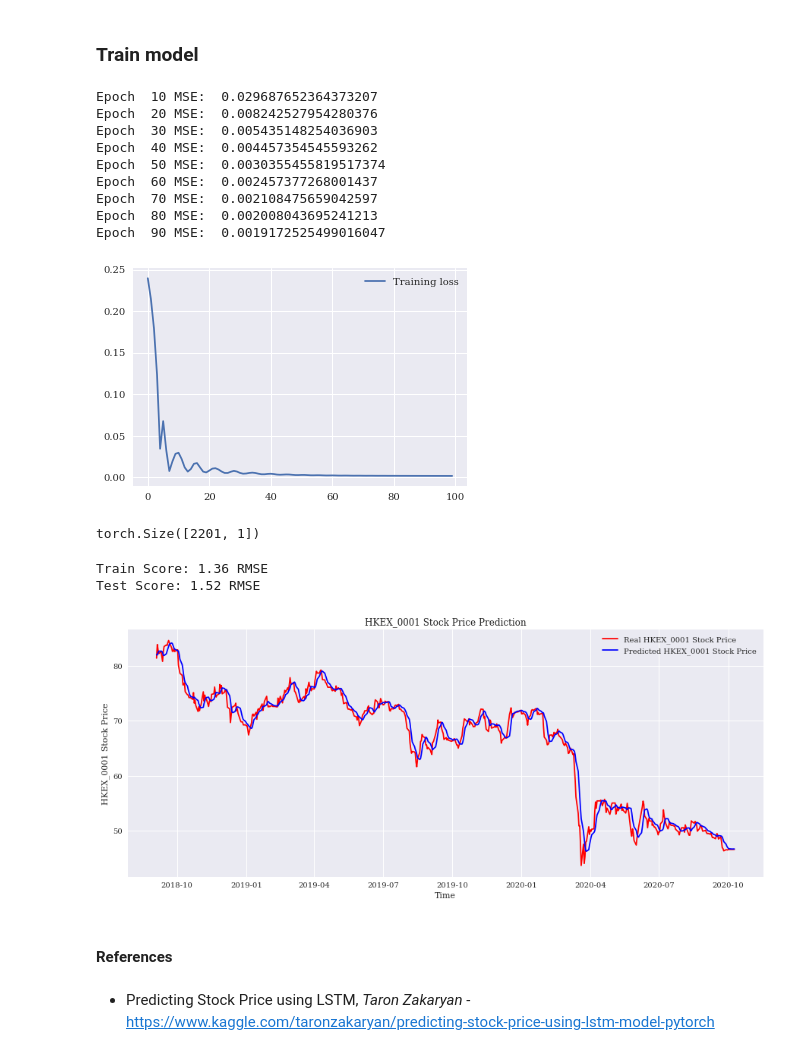
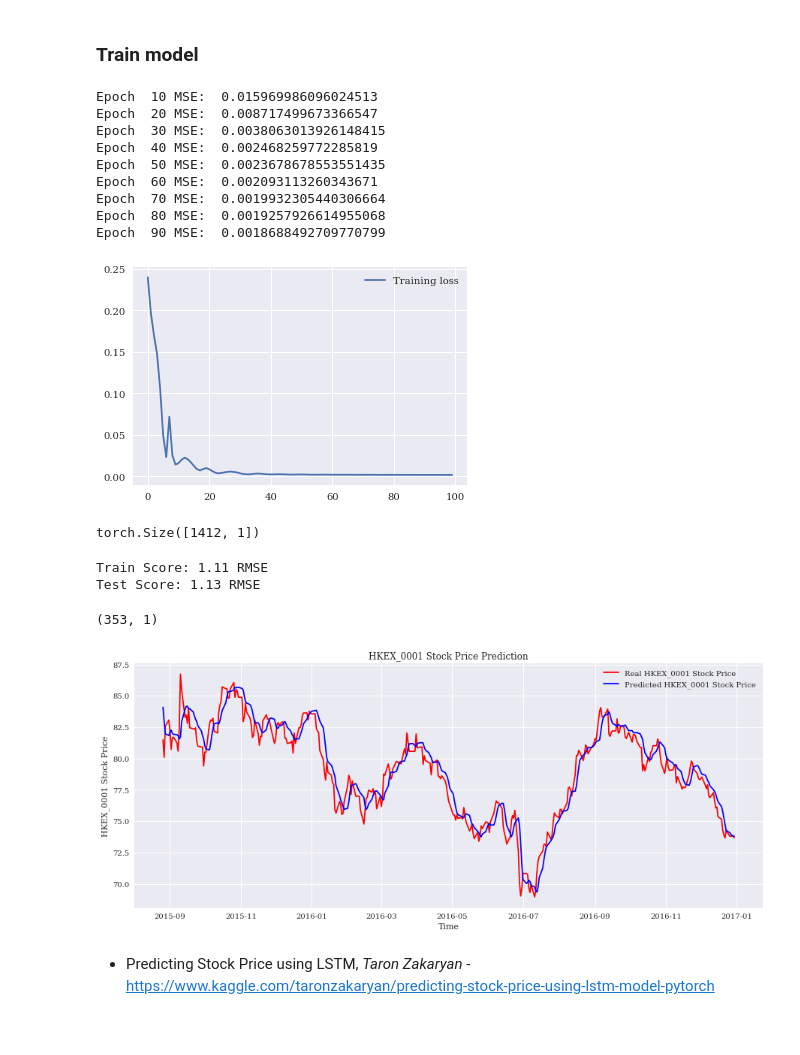
Before and after one commit to awoo424/algotrading, a Jupyter notebook: code/integrated-strategy/predict-trading-signal.ipynb, the cells around one changed output. Drawn from its saved outputs; the diff is of its cells as text; code cells hidden in the pictures.

```diff
--- a/code/integrated-strategy/predict-trading-signal.ipynb
+++ b/code/integrated-strategy/predict-trading-signal.ipynb
@@ -61,10 +61,17 @@ df.head()
 | 2015-01-08 | 71.022484 | 52.192142 | 154.548187 |
 [figure]
 # %%
-dates = pd.date_range('2010-01-02','2020-10-11',freq='B')
+dates = pd.date_range('2010-01-02','2016-12-31',freq='B')
+test_dates=pd.date_range('2017-01-03','2020-09-30',freq='B')
 symbols = ["0001"]
+
 df_0001 = stocks_data(symbols, dates)
+df_0001_test=stocks_data(symbols, test_dates)
+
 df_0001 = df_0001.rename(columns={'0001': 'Close'})
+df_0001_test=df_0001_test.rename(columns={'0001': 'Close'})
+print(df_0001_test)
+
 
 df_0001.plot(figsize=(15, 6))
 plt.ylabel("stock_price")
@@ -75,5 +96,9 @@ plt.show()
 # %%
 df_0001 = df_0001.fillna(method='ffill')
+df_0001_test= df_0001_test.fillna(method='ffill')
 
 scaler = MinMaxScaler(feature_range=(-1, 1))
 df_0001['Close'] = scaler.fit_transform(df_0001['Close'].values.reshape(-1,1))
+df_0001_test['Close'] = scaler.fit_transform(df_0001_test['Close'].values.reshape(-1,1))
+print(df_0001_test)
+print(df_0001)
@@ -238,25 +284,25 @@ for t in range(num_epochs):
     # Update parameters
     optimiser.step()
 # %% [output]
-Epoch  10 MSE:  0.029687652364373207
-Epoch  20 MSE:  0.008242527954280376
-Epoch  30 MSE:  0.005435148254036903
-Epoch  40 MSE:  0.004457354545593262
-Epoch  50 MSE:  0.0030355455819517374
-Epoch  60 MSE:  0.002457377268001437
-Epoch  70 MSE:  0.002108475659042597
-Epoch  80 MSE:  0.002008043695241213
-Epoch  90 MSE:  0.0019172525499016047
+Epoch  10 MSE:  0.015969986096024513
+Epoch  20 MSE:  0.008717499673366547
+Epoch  30 MSE:  0.0038063013926148415
+Epoch  40 MSE:  0.002468259772285819
+Epoch  50 MSE:  0.0023678678553551435
+Epoch  60 MSE:  0.002093113260343671
+Epoch  70 MSE:  0.0019932305440306664
+Epoch  80 MSE:  0.0019257926614955068
+Epoch  90 MSE:  0.0018688492709770799
 # %%
 plt.plot(hist, label="Training loss")
 plt.legend()
 plt.show()
 # %% [output]
-[figure, old version]
+[figure, new version]
 # %%
 np.shape(y_train_pred)
 # %% [output]
-torch.Size([2201, 1])
+torch.Size([1412, 1])
 # %%
 # make predictions
 y_test_pred = model(x_test)
@@ -267,29 +313,33 @@ y_train = scaler.inverse_transform(y_train.detach().numpy())
 y_test_pred = scaler.inverse_transform(y_test_pred.detach().numpy())
 y_test = scaler.inverse_transform(y_test.detach().numpy())
 
+
 # calculate root mean squared error
 trainScore = math.sqrt(mean_squared_error(y_train[:,0], y_train_pred[:,0]))
 print('Train Score: %.2f RMSE' % (trainScore))
 testScore = math.sqrt(mean_squared_error(y_test[:,0], y_test_pred[:,0]))
 print('Test Score: %.2f RMSE' % (testScore))
 # %% [output]
-Train Score: 1.36 RMSE
-Test Score: 1.52 RMSE
+Train Score: 1.11 RMSE
+Test Score: 1.13 RMSE
 # %%
 # Visualising the results
-figure, axes = plt.subplots(figsize=(15, 6))
-axes.xaxis_date()
+def visualization(df,y_test,y_test_pred):
+    figure, axes = plt.subplots(figsize=(15, 6))
+    axes.xaxis_date()
+    print(y_test.shape)
 
-axes.plot(df_0001[len(df_0001)-len(y_test):].index, y_test, color = 'red', label = 'Real HKEX_0001 Stock Price')
-axes.plot(df_0001[len(df_0001)-len(y_test):].index, y_test_pred, color = 'blue', label = 'Predicted HKEX_0001 Stock Price')
-#axes.xticks(np.arange(0,394,50))
-plt.title('HKEX_0001 Stock Price Prediction')
-plt.xlabel('Time')
-plt.ylabel('HKEX_0001 Stock Price')
-plt.legend()
-#plt.savefig('HKEX_0001_pred.png')
-plt.show()
+    axes.plot(df[len(df)-len(y_test):].index, y_test, color = 'red', label = 'Real HKEX_0001 Stock Price')
+    axes.plot(df[len(df)-len(y_test):].index, y_test_pred, color = 'blue', label = 'Predicted HKEX_0001 Stock Price')
+    #axes.xticks(np.arange(0,394,50))
+    plt.title('HKEX_0001 Stock Price Prediction')
+    plt.xlabel('Time')
+    plt.ylabel('HKEX_0001 Stock Price')
+    plt.legend()
+    #plt.savefig('HKEX_0001_pred.png')
+    plt.show()
+
+visualization(df_0001,y_test,y_test_pred)
 # %% [output]
+(353, 1)
-[figure, old version]
+[figure, new version]
-# %% [markdown]
-#### References
```
Also changed, not shown: parts of 6 cells of this notebook.
